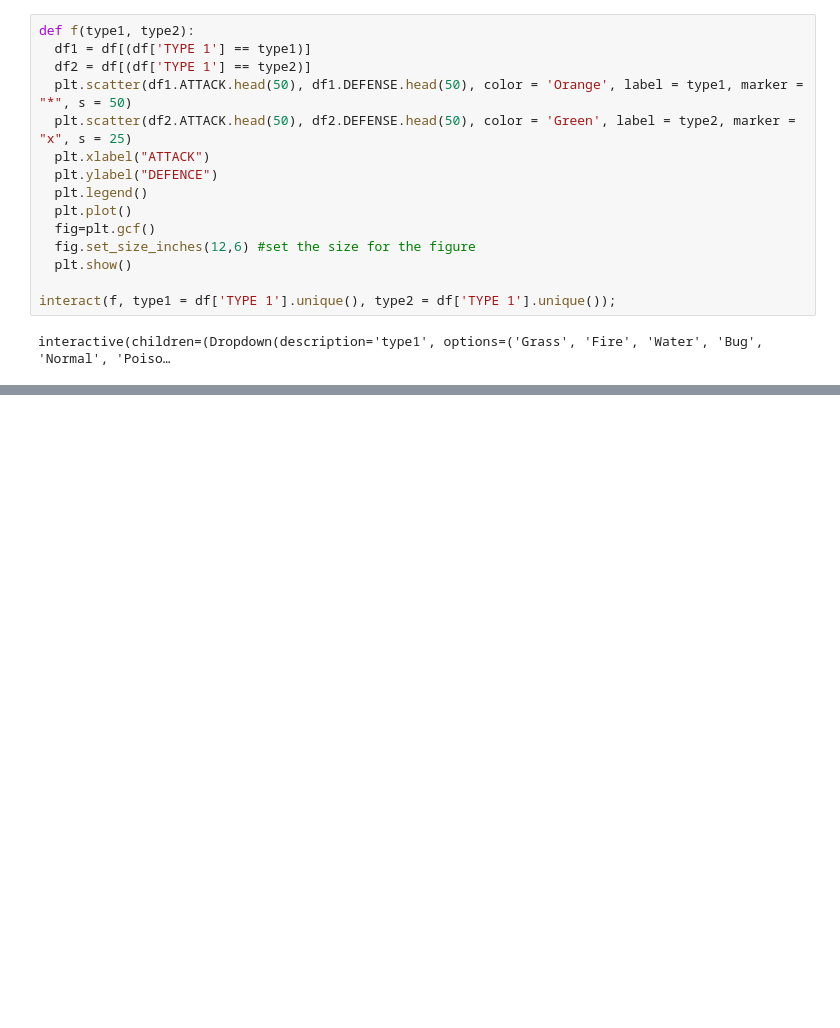
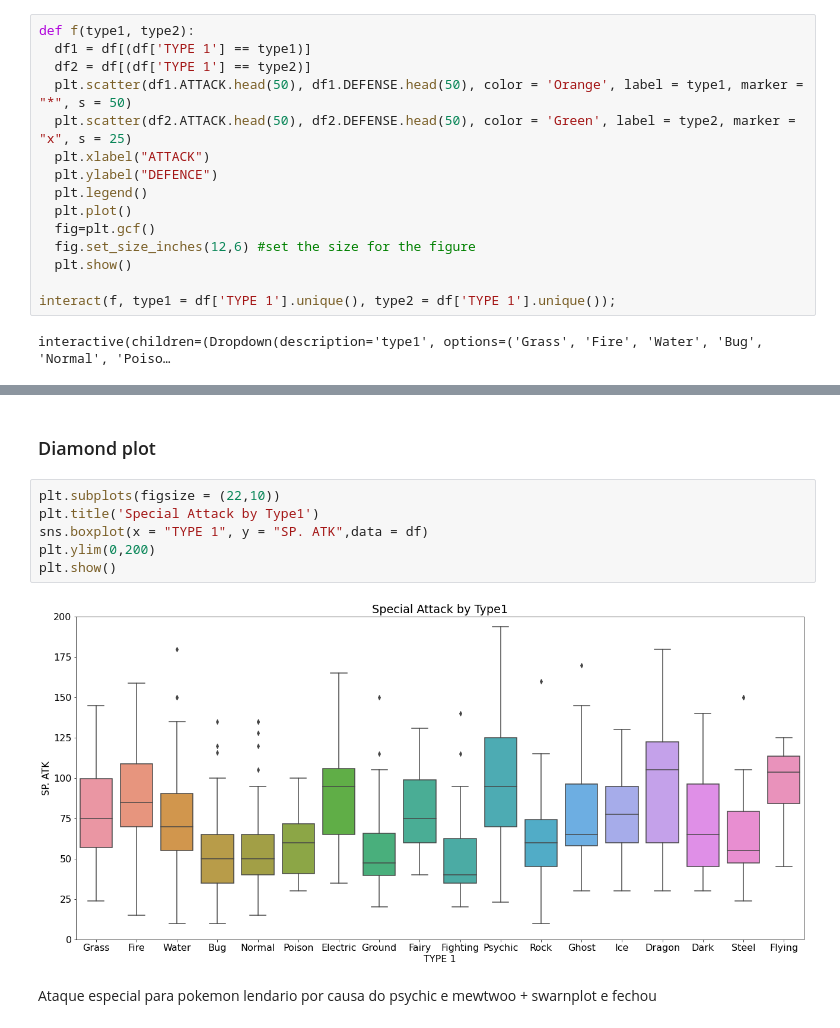
Before and after one commit to eduardoscovino/Pokemon-analysis, a Jupyter notebook: Pokemon_Analysis_With_Stats.ipynb, the cells around one changed output, grey strips where cells are left out. Drawn from its saved outputs; the diff is of its cells as text; blank space fills up the shorter version.

```diff
--- a/Pokemon_Analysis_With_Stats.ipynb
+++ b/Pokemon_Analysis_With_Stats.ipynb
@@ -258,0 +254,12 @@ df
+# %% [markdown]
+### Diamond plot
+# %%
+plt.subplots(figsize = (22,10))
+plt.title('Special Attack by Type1')
+sns.boxplot(x = "TYPE 1", y = "SP. ATK",data = df)
+plt.ylim(0,200)
+plt.show()
+# %% [output]
+[figure, added]
+# %% [markdown]
+Ataque especial para pokemon lendario por causa do psychic e mewtwoo + swarnplot e fechou
```
Also changed, not shown: parts of 8 cells of this notebook.
